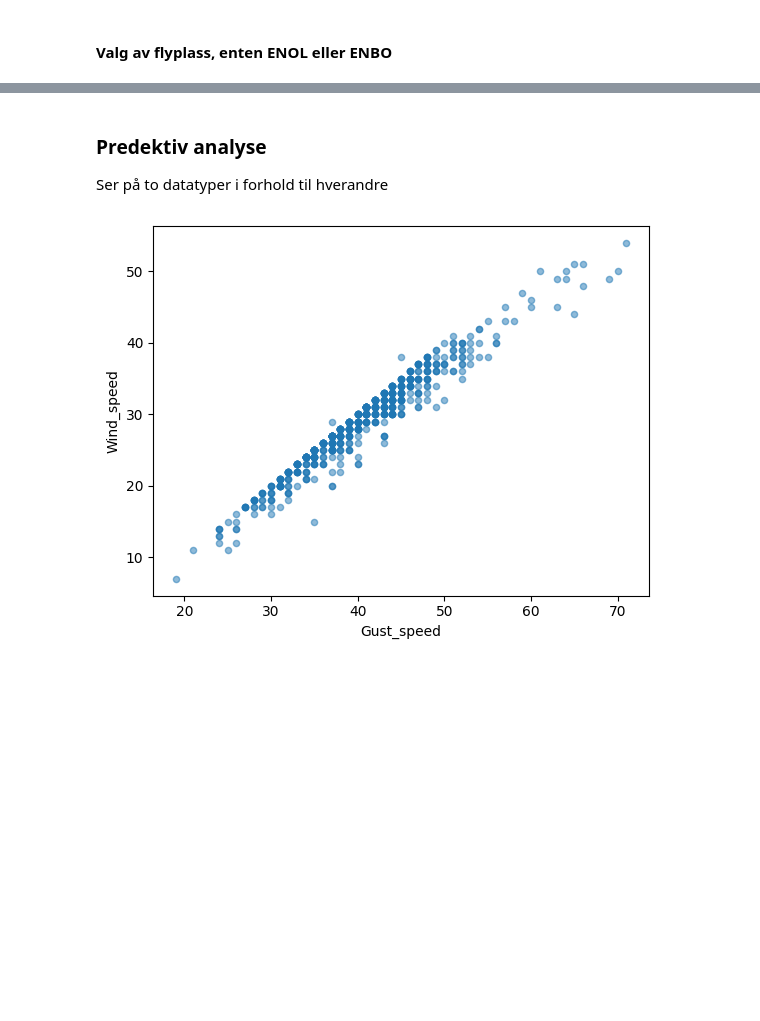
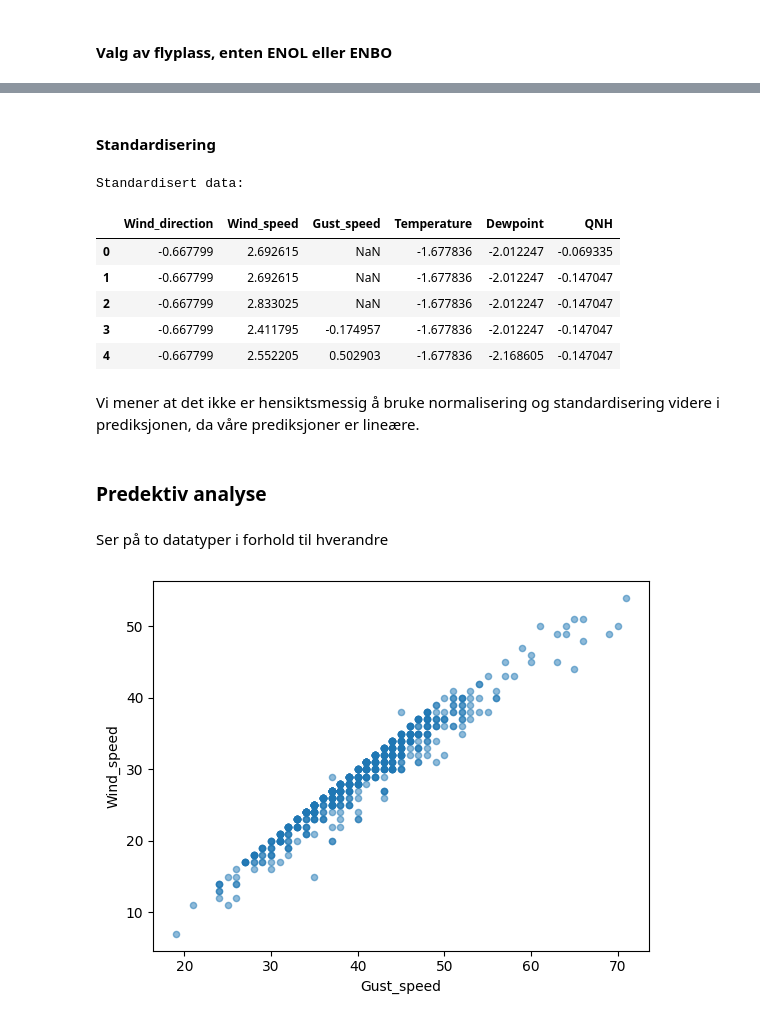
Before and after one commit to oaherrem/Prosjektgruppe55, a Jupyter notebook: notebooks/06_prediktiv_analyse.ipynb, the cells around one changed output, grey strips where cells are left out. Cells and saved outputs as stored; diff of their text form; code cells hidden in the pictures; blank space fills up the shorter version.

```diff
--- a/notebooks/06_prediktiv_analyse.ipynb
+++ b/notebooks/06_prediktiv_analyse.ipynb
@@ -18,5 +43,27 @@ df_airport = pd.read_csv(file_path)
+# %% [markdown]
+#### Standardisering
+# %%
+numeriske_kolonner = df_airport.select_dtypes(include=['int64', 'float64'])
+
+scaler = StandardScaler()
+standardisert = scaler.fit_transform(numeriske_kolonner)
+
+df_standardisert = pd.DataFrame(standardisert, columns=numeriske_kolonner.columns)
+print("Standardisert data:")
+df_standardisert.head()
+# %% [output]
+Standardisert data:
+|  | Wind_direction | Wind_speed | Gust_speed | Temperature | Dewpoint | QNH |
+| 0 | -0.667799 | 2.692615 | NaN | -1.677836 | -2.012247 | -0.069335 |
+| 1 | -0.667799 | 2.692615 | NaN | -1.677836 | -2.012247 | -0.147047 |
+| 2 | -0.667799 | 2.833025 | NaN | -1.677836 | -2.012247 | -0.147047 |
+| 3 | -0.667799 | 2.411795 | -0.174957 | -1.677836 | -2.012247 | -0.147047 |
+| 4 | -0.667799 | 2.552205 | 0.502903 | -1.677836 | -2.168605 | -0.147047 |
+# %% [markdown]
+Vi mener at det ikke er hensiktsmessig å bruke normalisering og standardisering videre i prediksjonen, da våre prediksjoner er lineære.
+# %% [markdown]
+### Predektiv analyse
 # %% [markdown]
-### Predektiv analyse
 Ser på to datatyper i forhold til hverandre
 # %%
 df_airport.plot(kind='scatter', x='Gust_speed', y='Wind_speed', alpha=0.5)
```
Also changed, not shown: parts of 14 cells of this notebook.
